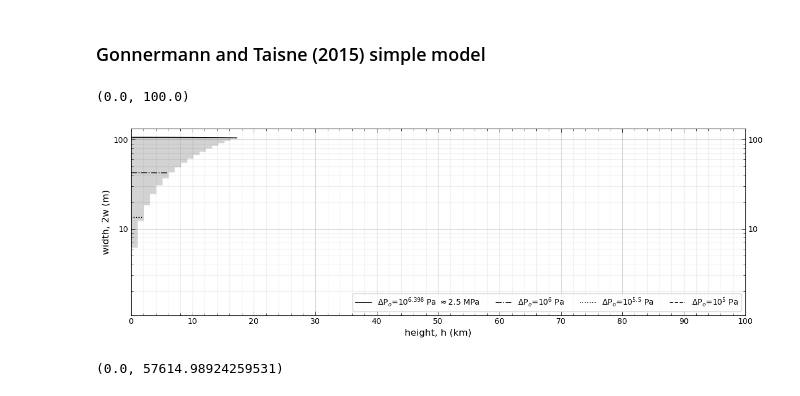
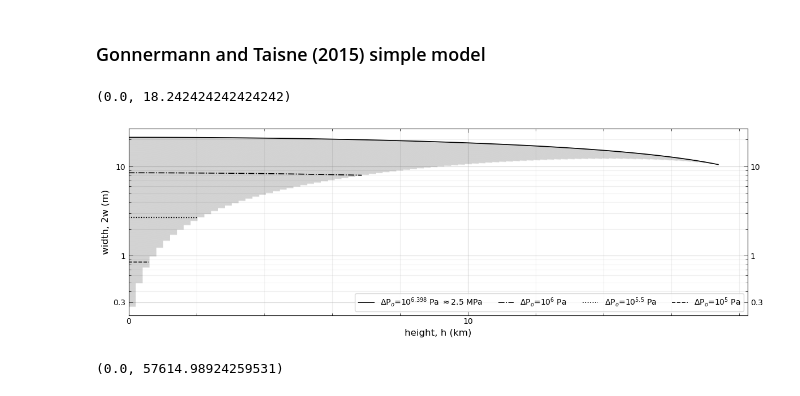
Before and after one commit to CottomR-et-al/Europa-ice-ocean-exchange, a Jupyter notebook: F25_Dikes_Europa.ipynb, the cells around one changed output. Cells and saved outputs as stored; diff of their text form; code cells hidden in the pictures.

```diff
--- a/F25_Dikes_Europa.ipynb
+++ b/F25_Dikes_Europa.ipynb
@@ -609,14 +609,15 @@ max_depth
 # showing dike width until stalling depth
 
 fig, ax = plt.subplots(layout='tight', figsize=(12,4))
-z = np.linspace(0, 1e5, 100)
+z = np.linspace(0, 20e3, 100) # change 20e3 or 1e5 depending on whether you want for 20 km or 100 km
+# use one of the following two h_max values
 max_depth_20km = 20e3
 max_depth_100km = 1e5
 ax.set_prop_cycle(ls = ['solid','-.',"dotted","--"])
 for i, a in enumerate([np.log10(2.5*10**6), 6, 5.5, 5]):
     LNB = 10**a / (deltarho * g)
     lnb = z <= LNB
-    halfwidth = ((1-nu) * (10**a) / G) * (np.sqrt(max_depth_100km**2 - z**2))
+    halfwidth = ((1-nu) * (10**a) / G) * (np.sqrt(max_depth_20km**2 - z**2))
     plt.semilogy(z[lnb]/1e3, 2*(halfwidth[lnb]), color='black', lw = 1.2, label=rf'P=10$^{{{a:.1f}}}$ Pa')
     plt.legend([rf'ΔP$_o$=10$^{{{np.log10(2.5*10**6):.3f}}}$ Pa $\approx 2.5$ MPa',
                 rf'ΔP$_o$=10$^{6}$ Pa', rf'ΔP$_o$=10$^{{5.5}}$ Pa', rf'ΔP$_o$=10$^{5}$ Pa'],
@@ -625,37 +626,37 @@ for i, a in enumerate([np.log10(2.5*10**6), 6, 5.5, 5]):
     #             rf'P=$1$ MPa', rf'P\approx$0.32$ MPa', rf'P=$0.1$ Pa'], loc='lower center', ncol=4, fontsize=10)
 
 for i, a in enumerate(np.arange(4.5, 6.4, 0.001)):
     LNB = 10**a / (deltarho * g)
     lnb = z <= LNB
-    halfwidth = ((1-nu) * (10**a) / G) * (np.sqrt(max_depth_100km**2 - z**2))
+    halfwidth = ((1-nu) * (10**a) / G) * (np.sqrt(max_depth_20km**2 - z**2))
     plt.semilogy(z[lnb]/1e3, 2*(halfwidth[lnb]), color='black', lw = 1, alpha = 0.02, ls = 'solid',
                  label=rf'10$^{{{a:.1f}}}$ Pa')
 
 ax = plt.gca()
 ax.minorticks_on()
 # ax.text(13.5, 50, rf'P=10$^{{{np.log10(2.5*10**6):.3f}}}$ Pa $\approx 2.5$ MPa', fontsize=10, ha='left', va='bottom')
 # ax.text(7.1, 7.2, rf'P=10$^{{6}}$ Pa', fontsize=10, ha='left', va='bottom')
 # ax.text(2.2, 2.4, rf'P=10$^{{5.5}}$ Pa', fontsize=10, ha='left', va='bottom')
 # ax.text(1, 0.78, rf'P=10$^{5}$ Pa', fontsize=10, ha='left', va='bottom')
 ax.xaxis.set_major_formatter(StrMethodFormatter('{x:g}'))
 ax.yaxis.set_major_formatter(StrMethodFormatter('{x:g}'))
 ax.tick_params(which='major', length=5, width=0.5, direction='in', top=True, right=True, labelright=True)
 ax.tick_params(which='minor', length=3, width=0.5, direction='in', top=True, right=True)
 # ax.xaxis.set_major_locator(FixedLocator([0, 5, 10, 15, 20]))
 ax.xaxis.set_major_locator(FixedLocator([0, 10, 20, 30, 40, 50, 60, 70, 80, 90, 100]))
 ax.yaxis.set_major_locator(FixedLocator([0.3, 1, 10, 100]))
 ax.xaxis.set_major_formatter(StrMethodFormatter('{x:g}'))
 ax.xaxis.set_minor_formatter(NullFormatter())
 ax.grid(which='major', alpha=0.5)
 ax.grid(which='minor', alpha=0.2)
 # labelLines(ax.get_lines(), align=True, fontsize=10)
 plt.ylabel('width, 2w (m)', fontsize=12)
 plt.xlabel('height, h (km)', fontsize=12)
-plt.xlim(0, 100)
+plt.xlim(0)
 # plt.ylim(0.3)
 # %% [output]
-(0.0, 100.0)
+(0.0, 18.242424242424242)
-[figure, old version]
+[figure, new version]
 # %%
 # Width from fluid pressure
 # Craft 2016, á la Pollard (1987) and Broberg (1999)
```
Also changed, not shown: parts of 1 cell of this notebook.
